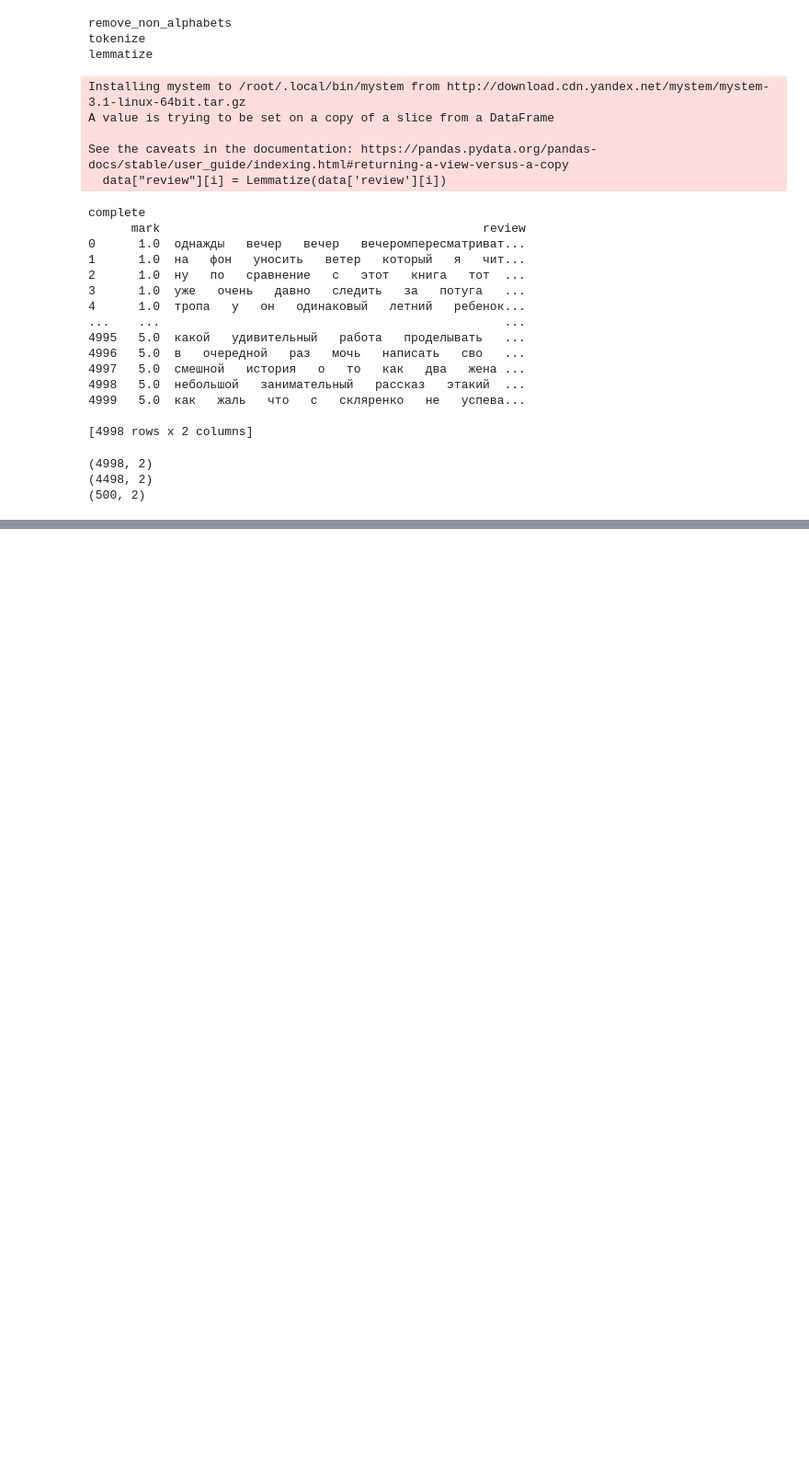
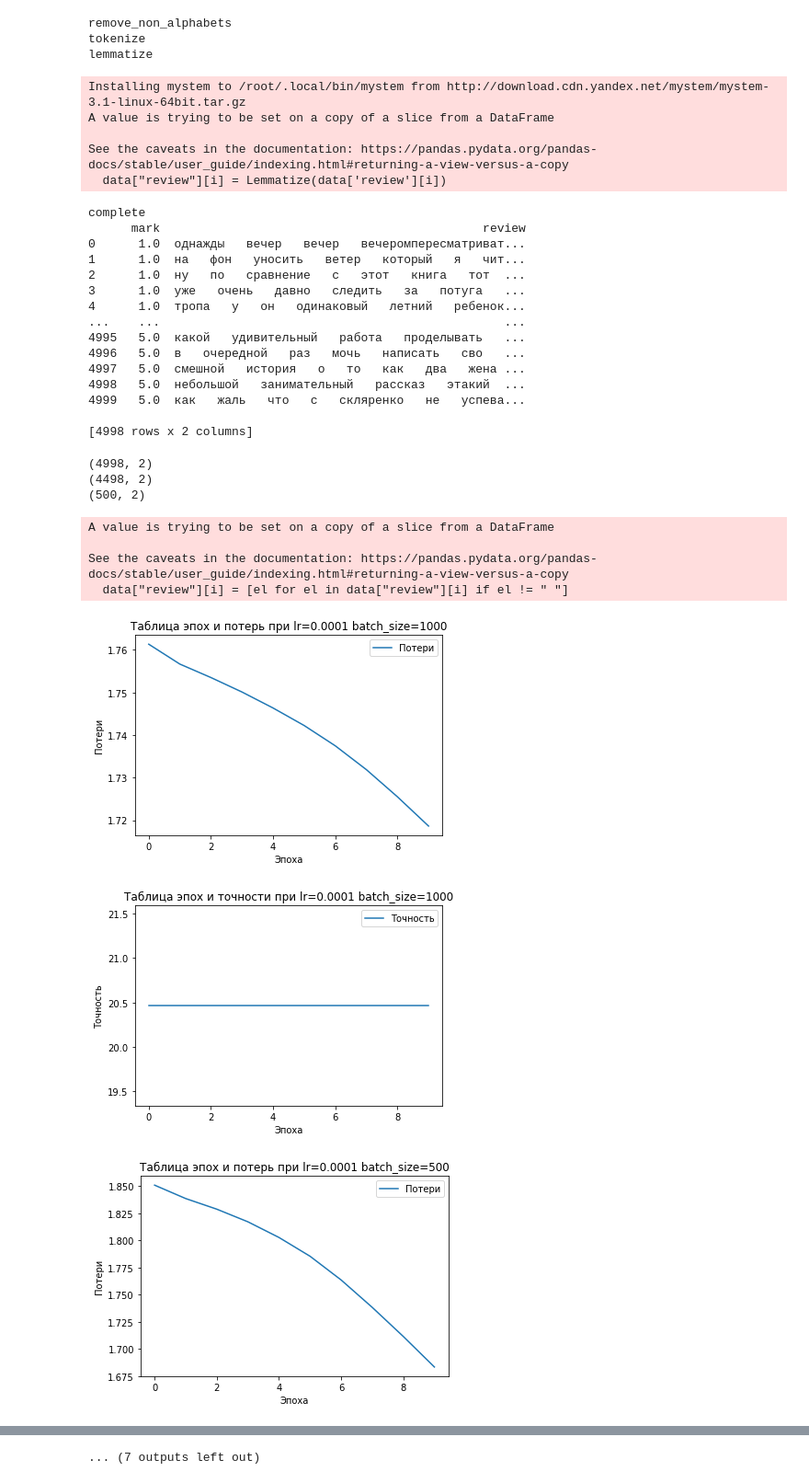
Before and after one commit to lenayak/application_programming_l5, a Jupyter notebook: main.ipynb, the cells around one changed output, grey strips where cells are left out. Shown at 92% size. Saved outputs shown, nothing was run; the diff lists cells and outputs as text; code cells hidden in the pictures; blank space fills up the shorter version.

```diff
--- a/main.ipynb
+++ b/main.ipynb
@@ -138,3 +138,66 @@ class LogisticRegression(nn.Module):
 
 x_train = Variable(torch.from_numpy(x_train)).float()
 y_train = Variable(torch.from_numpy(y_train)).long()
+# %%
+# Для каждого проведенного эксперимента вывести графики для значения функции потерь (ось x - итерация обучения/номер эпохи; ось y - значение функции потерь) и выбранной метрики качества (ось x - итерация обучения/номер эпохи; ось y - значение метрики качества). Графики необходимо выводить как для обучающей, так и для валидационной выборки.
+def experiment(lr, batch_size):
+    model = LogisticRegression()
+    criterion = nn.CrossEntropyLoss()
+    data = torch.utils.data.DataLoader(x_train, batch_size = batch_size)
+    optimizer = torch.optim.Adam(params=model.parameters(), lr = lr)
+    epochs = 10
+    model.train()
+    loss_values = []
+    acc_values = list()
+    for epoch in range(epochs):
+        for el in data:
+            optimizer.zero_grad()
+            y_pred = model(x_train)
+            loss = criterion(y_pred, y_train)
+            loss_values.append(loss.item())
+            pred = torch.max(y_pred, 1)[1].eq(y_train).sum()
+            acc = pred * 100.0 / len(x_train)
+            acc_values.append(acc)
+            loss.backward()
+            optimizer.step()
+    epochs_values = list()
+    for i in range(0,epochs): epochs_values.append(i)
+    loss_values_graph = list()
+    for i in range(0,len(loss_values), len(loss_values)//epochs):
+        loss_values_graph.append(loss_values[i])
+    acc_values_graph = list()
+    for i in range(0,len(acc_values), len(acc_values)//epochs):
+        acc_values_graph.append(acc_values[i])
+    plt.plot(epochs_values, loss_values_graph)
+    plt.title('Таблица эпох и потерь при lr='+str(lr) +" batch_size="+str(batch_size))
+    plt.xlabel('Эпоха',)
+    plt.ylabel('Потери')
+    plt.legend(['Потери'])
+    plt.show()
+    plt.plot(epochs_values, acc_values_graph)
+    plt.title('Таблица эпох и точности при lr='+str(lr) +" batch_size="+str(batch_size))
+    plt.xlabel('Эпоха',)
+    plt.ylabel('Точность')
+    plt.legend(['Точность'])
+    plt.show()
+    return model
+
+
+if True:
+    for i in data.index:
+        data["review"][i] = [el for el in data["review"][i] if el != " "]
+    data.to_csv("lemmatized.csv")
+    models = list()
+    lr_list = [0.0001, 0.0002, 0.0003]
+    batch_size = [1000, 500, 100]
+    for lr in lr_list:
+        for bs in batch_size:
+            models.append(experiment(lr, bs))
+# %% [output]
+A value is trying to be set on a copy of a slice from a DataFrame
+
+See the caveats in the documentation: https://pandas.pydata.org/pandas-docs/stable/user_guide/indexing.html#returning-a-view-versus-a-copy
+  data["review"][i] = [el for el in data["review"][i] if el != " "]
+[figure, added]
+[figure, added]
+[figure, added]
@@ -140,0 +212 @@ y_train = Variable(torch.from_numpy(y_train)).long()
+... (7 outputs left out)
```
Also changed, not shown: parts of 2 cells of this notebook.
